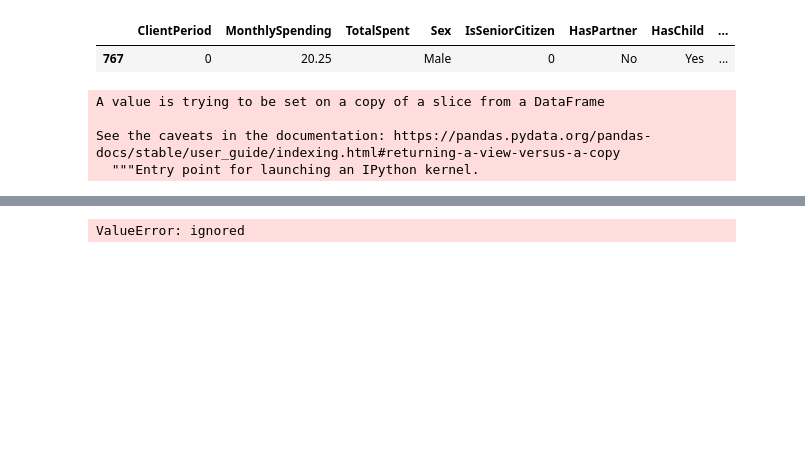
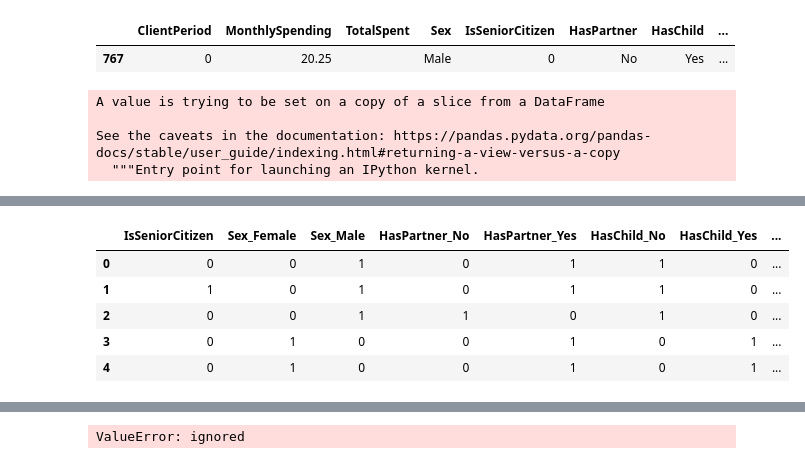
Before and after one commit to 2001092236/Deep-Learning-School, a Jupyter notebook: HomeWork03/baseline.ipynb, the cells around one changed output, grey strips where cells are left out. Saved outputs shown, nothing was run; the diff lists cells and outputs as text; code cells hidden in the pictures; blank space fills up the shorter version.

```diff
--- a/HomeWork03/baseline.ipynb
+++ b/HomeWork03/baseline.ipynb
@@ -740,0 +532,2 @@ X_test_dummy = #
+# %%
+X_test['TotalSpent'] = X_test['TotalSpent'].astype(float)
@@ -740,0 +536,3 @@ X_test_dummy = #
+# %%
+X_test_dummy = X_test[cat_cols]
+X_test_dummy.head()
@@ -740,0 +546,10 @@ X_test_dummy = #
+# %%
+X_test_dummy = pd.get_dummies(X_test_dummy)
+X_test_dummy.head()
+# %% [output]
+|  | IsSeniorCitizen | Sex_Female | Sex_Male | HasPartner_No | HasPartner_Yes | HasChild_No | HasChild_Yes | ... |
+| 0 | 0 | 0 | 1 | 0 | 1 | 1 | 0 | ... |
+| 1 | 1 | 0 | 1 | 0 | 1 | 1 | 0 | ... |
+| 2 | 0 | 0 | 1 | 1 | 0 | 1 | 0 | ... |
+| 3 | 0 | 1 | 0 | 0 | 1 | 0 | 1 | ... |
+| 4 | 0 | 1 | 0 | 0 | 1 | 0 | 1 | ... |
```
Also changed, not shown: parts of 47 cells of this notebook.
